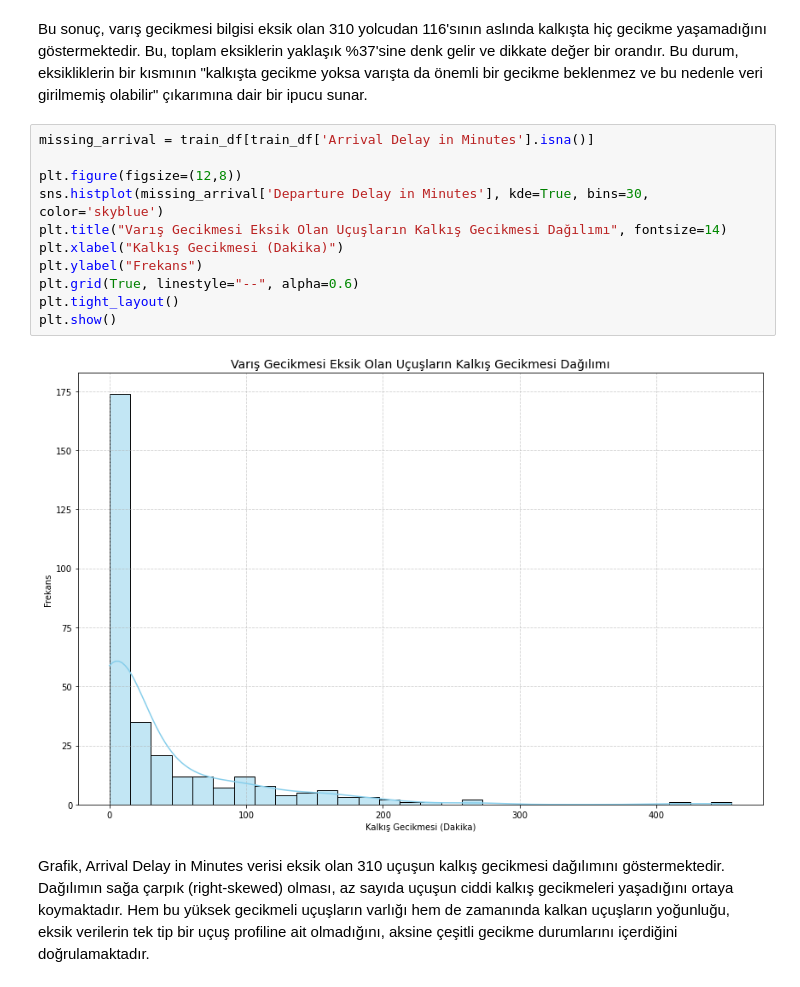
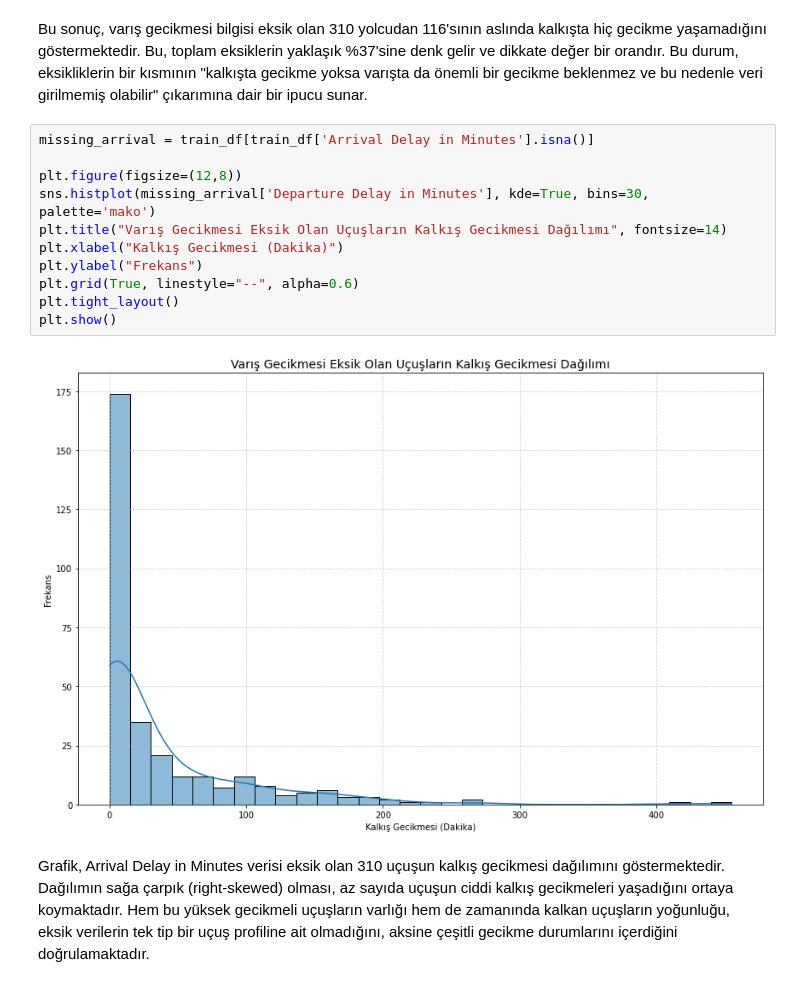
Before and after one commit to YarenAyan/Airline-Passenger-Satisfaction-Data-Analysis, a Jupyter notebook: Airline Passenger Satisfaction TR.ipynb, the cells around one changed output. Saved outputs shown, nothing was run; the diff lists cells and outputs as text.

```diff
--- a/Airline Passenger Satisfaction TR.ipynb
+++ b/Airline Passenger Satisfaction TR.ipynb
@@ -321,16 +321,16 @@ Bu sonuç, varış gecikmesi bilgisi eksik olan 310 yolcudan 116'sının aslınd
 # %%
 missing_arrival = train_df[train_df['Arrival Delay in Minutes'].isna()]
 
 plt.figure(figsize=(12,8))
-sns.histplot(missing_arrival['Departure Delay in Minutes'], kde=True, bins=30, color='skyblue')
+sns.histplot(missing_arrival['Departure Delay in Minutes'], kde=True, bins=30, palette='mako')
 plt.title("Varış Gecikmesi Eksik Olan Uçuşların Kalkış Gecikmesi Dağılımı", fontsize=14)
 plt.xlabel("Kalkış Gecikmesi (Dakika)")
 plt.ylabel("Frekans")
 plt.grid(True, linestyle="--", alpha=0.6)
 plt.tight_layout()
 plt.show()
 # %% [output]
-[figure, old version]
+[figure, new version]
 # %% [markdown]
 Grafik, Arrival Delay in Minutes verisi eksik olan 310 uçuşun kalkış gecikmesi dağılımını göstermektedir. Dağılımın sağa çarpık (right-skewed) olması, az sayıda uçuşun ciddi kalkış gecikmeleri yaşadığını ortaya koymaktadır. Hem bu yüksek gecikmeli uçuşların varlığı hem de zamanında kalkan uçuşların yoğunluğu, eksik verilerin tek tip bir uçuş profiline ait olmadığını, aksine çeşitli gecikme durumlarını içerdiğini doğrulamaktadır.
 # %%
```
Also changed, not shown: parts of 29 cells of this notebook.
